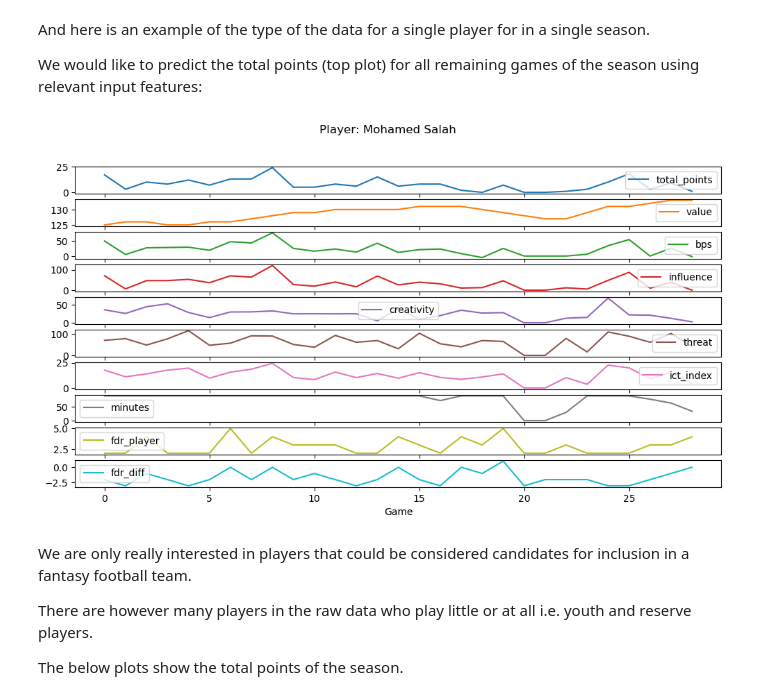
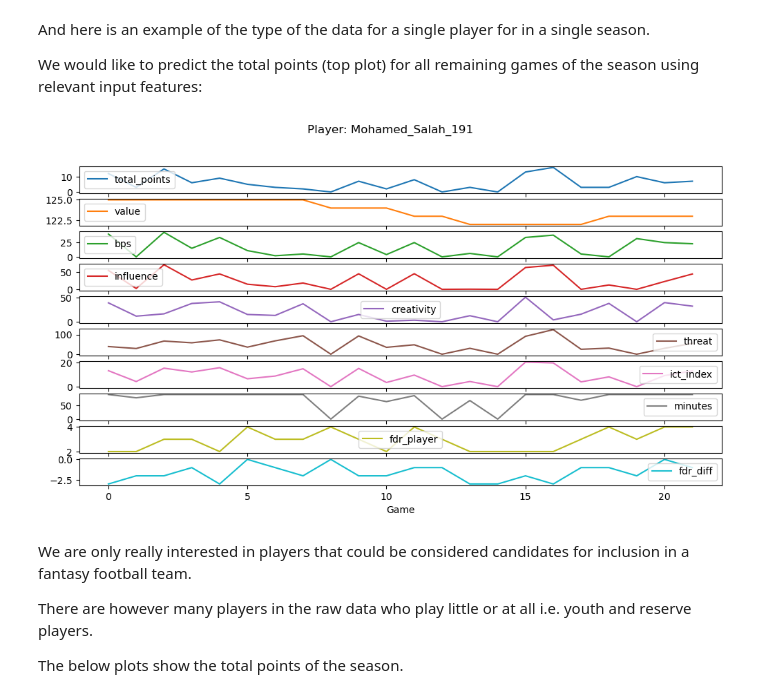
Before and after one commit to mps2e15/FPL_GameweekPrediction, a Jupyter notebook: notebooks/1. EDA.ipynb, the cells around one changed output. Cells and saved outputs as stored; diff of their text form; code cells hidden in the pictures.

Commit message:
Resolved EDA notebook plotting error

```diff
--- a/notebooks/1. EDA.ipynb
+++ b/notebooks/1. EDA.ipynb
@@ -95,9 +95,9 @@ And here is an example of the type of the data for a single player for in a sing
 We would like to predict the total points (top plot) for all remaining games of the season using relevant input features:
 # %%
 from src.plotting.eda import plot_example
-plot_example(fpl_data,TARGET,REALS,uid=233202122)
+plot_example(fpl_data,TARGET,REALS,uid=191201920)
 # %% [output]
-[figure, old version]
+[figure, new version]
 # %% [markdown]
 We are only really interested in players that could be considered candidates for inclusion in a fantasy football team.
 
```
Also changed, not shown: parts of 8 cells of this notebook.
